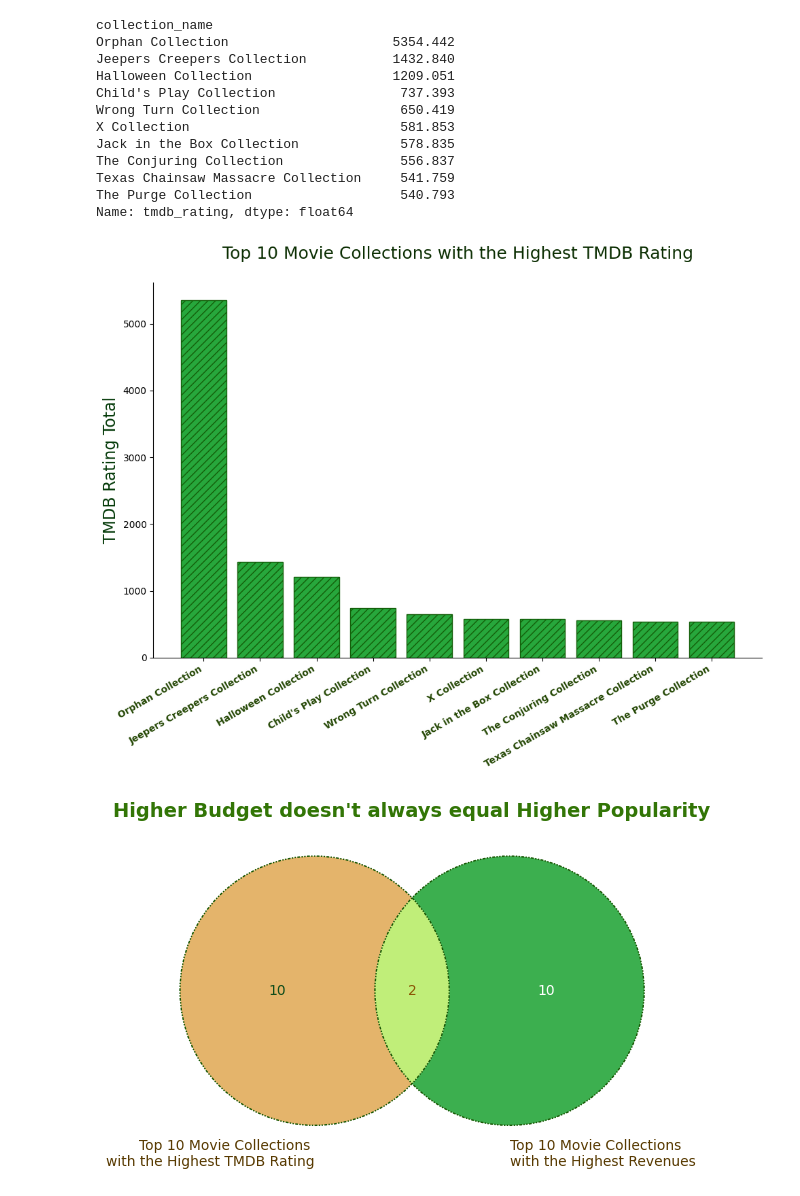
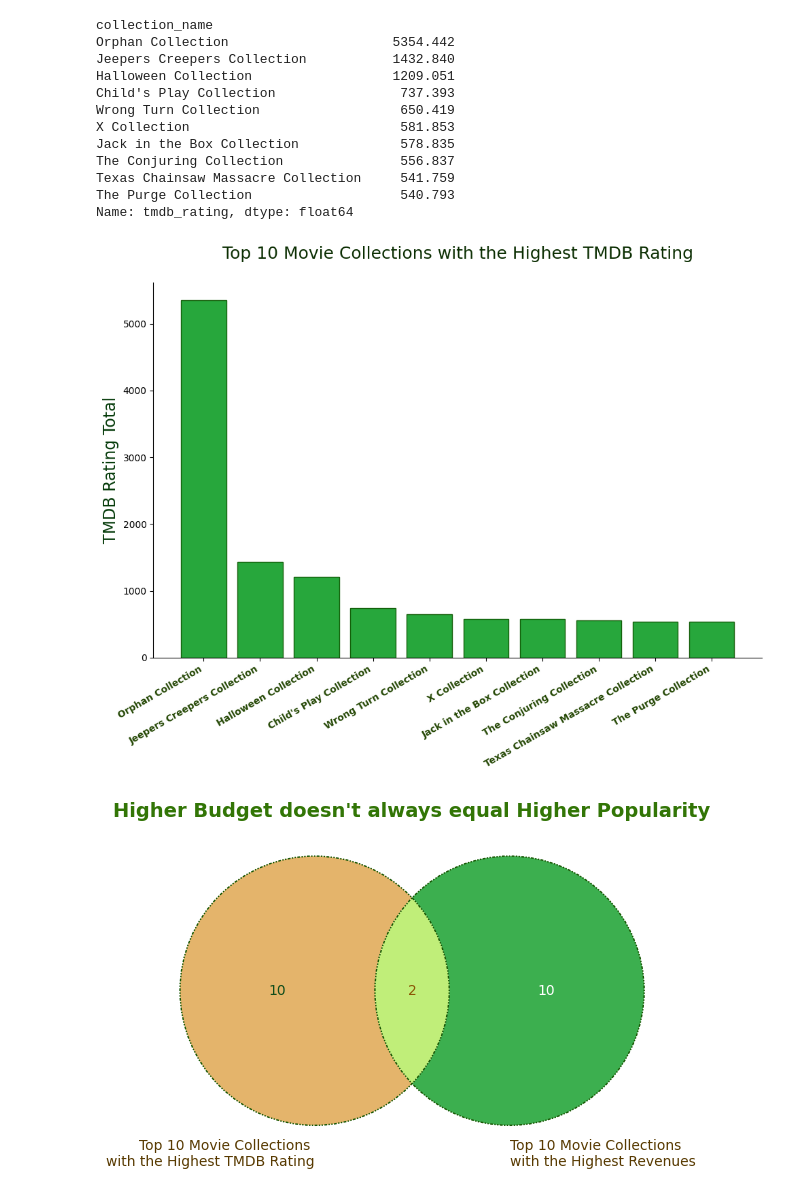
Before and after one commit to JessicaLindsey5514/The_Perfect_Horror_Movie, a Jupyter notebook: Notebooks/perfect_horror_movie.ipynb, the cells around one changed output. Drawn from its saved outputs; the diff is of its cells as text; code cells hidden in the pictures.

```diff
--- a/Notebooks/perfect_horror_movie.ipynb
+++ b/Notebooks/perfect_horror_movie.ipynb
@@ -1378,33 +1378,33 @@ Name: tmdb_rating, dtype: float64
 # %%
 
 movie_collection_pop = horror_df.groupby("collection_name")["tmdb_rating"].sum()
 movie_coll_pop = movie_collection_pop.sort_values(ascending=False)
 collection_pop_10 = movie_coll_pop.head(10)
 
 plt.figure(figsize=(10,8))
-plt.bar(collection_pop_10.index, collection_pop_10.values, color= "#27A73C", edgecolor= "#145f0a", hatch= "///")
+plt.bar(collection_pop_10.index, collection_pop_10.values, color= "#27A73C", edgecolor= "#145f0a")
 ax = plt.gca()
 ax.spines["top"].set_visible(False)
 ax.spines["right"].set_visible(False)
 
 
 plt.title("Top 10 Movie Collections with the Highest TMDB Rating",
           fontsize= 18,
           color= "#0B2E02",
           pad= 25,
           loc="center")
 
 plt.ylabel("TMDB Rating Total", color= "#053B0A", fontsize=17)
 plt.xticks(rotation=45, ha="right")
 
 custom_labels = collection_pop_10.index
 ax.set_xticklabels(custom_labels, color = "#234603", fontsize=10, fontweight="bold", rotation=30, ha="right")
 
 plt.tight_layout()
 plt.savefig('../Visualizations/top_movie_collection_pop.png')
 plt.show()
 # %% [output]
-[figure, old version]
+[figure, new version]
 # %%
 # doing the exact same as previous Venn but instead of budget, using popularity(tmdb rating)
 movie_collection_revenue = horror_df.groupby('collection_name')['revenue'].sum()
```
Also changed, not shown: parts of 6 cells of this notebook, 8 other files.
